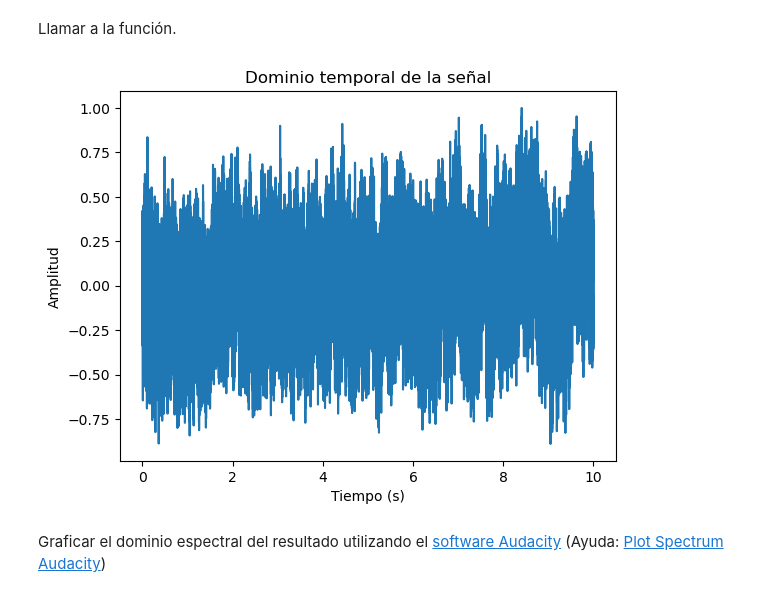
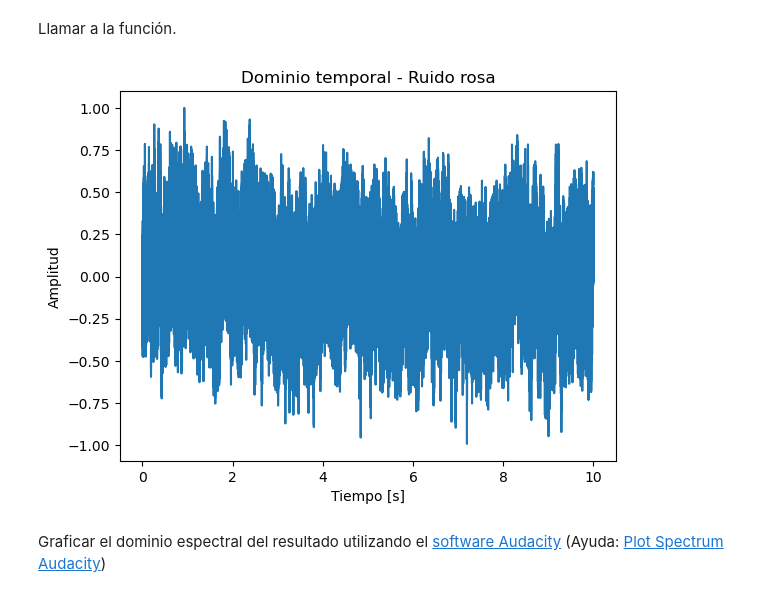
Before and after one commit to tyler-untref/tp_signal_systems, a Jupyter notebook: resolucion/primer_entrega.ipynb, the cells around one changed output. Cells and saved outputs as stored; diff of their text form; code cells hidden in the pictures.

```diff
--- a/resolucion/primer_entrega.ipynb
+++ b/resolucion/primer_entrega.ipynb
@@ -38,7 +41,7 @@ Se adjunta a continuación una función que devuelva un ruido rosa sintetizado a
 
 **Consigna:** modificar la función original para que reciba como parametro la duración del ruido en segundos $t$ y como parametro opcional la frecuencia de muestreo $fs$ (Ayuda: la longitud de la señal sera el producto entre ambos). La función debe guardar el archivo de audio .wav de la señal generada y devolver el vector de datos de la señal.
 # %%
-def ruidoRosa_voss(t, ncols=16, fs=44100):
+def ruidoRosa_voss(t, ncols=16, fs=44100): ## Explorar otros valores de ncols, ej:4 o 32.
     """
     Genera ruido rosa utilizando el algoritmo de Voss-McCartney (https://www.dsprelated.com/showabstract/3933.php).
 
@@ -67,9 +70,11 @@ def ruidoRosa_voss(t, ncols=16, fs=44100):
 
         ruidoRosa_voss(10)
     """
+    # Cálculo de cantidad de muestras
+    cant_muestras = fs*t
+    nrows = cant_muestras
 
-    nrows = int(float(t)*fs)
-
+    # Cálculo de arrays
     array = np.full((nrows, ncols), np.nan)
     array[0, :] = np.random.random(ncols)
     array[:, 0] = np.random.random(nrows)
@@ -105,18 +110,18 @@ ruido_rosa = ruidoRosa_voss(10)
 # %% [markdown]
 Realizar una función para visualizar el dominio temporal de la señal.
 # %%
-def dominio_temporal(f,t,fs=44100):
+def grafico_señal(data,fs=44100,title=None):
     """
-    Grafica el dominio temporal de una señal de un tiempo determinado.
+    Grafica el dominio temporal de una señal.
 
     Parametros
     ----------
-    f : array
-        Numpy array de la señal a graficar.
-    t : float
-        Valor temporal en segundos.
+    data : array
+        Array de amplitud de la señal a graficar.
     fs: int
         Frecuencia de muestreo en Hz de la señal. Por defecto el valor es 44100 Hz.
+    title:
+        Título del gráfico. Por defecto no tiene.
 
     returns: Gráfico de la señal.
 
@@ -128,27 +133,27 @@ def dominio_temporal(f,t,fs=44100):
         import numpy as np
         import matplotlib.pyplot as plt
 
-        dominio_temporal(ruido_rosa,10)
+        grafico_señal(ruido_rosa)
     """
 
     # Eje x: tiempo
-    x = np.linspace(0,t,t*fs)
-    plt.xlabel('Tiempo (s)')
+    x = np.arange(0,len(data)/fs,1/fs)
+    plt.xlabel('Tiempo [s]')
 
     # Eje y: amplitud normalizada
-    y = f
+    y = data
     plt.ylabel('Amplitud')
 
-    plt.title('Dominio temporal de la señal')
-    plt.plot(x, y)
+    plt.title(title)
+    plt.plot(x,y,'-')
 
     return plt.show()
 # %% [markdown]
 Llamar a la función.
-# %%
-dominio_temporal(ruido_rosa,10)
-# %% [output]
-[figure, removed]
+# %%
+grafico_señal(ruido_rosa,title='Dominio temporal - Ruido rosa')
+# %% [output]
+[figure, added]
 # %% [markdown]
 Graficar el dominio espectral del resultado utilizando el [software Audacity](https://www.audacityteam.org/) (Ayuda: [Plot Spectrum Audacity](https://manual.audacityteam.org/man/plot_spectrum.html))
 # %%
```
Also changed, not shown: parts of 14 cells of this notebook, 11 other files.
